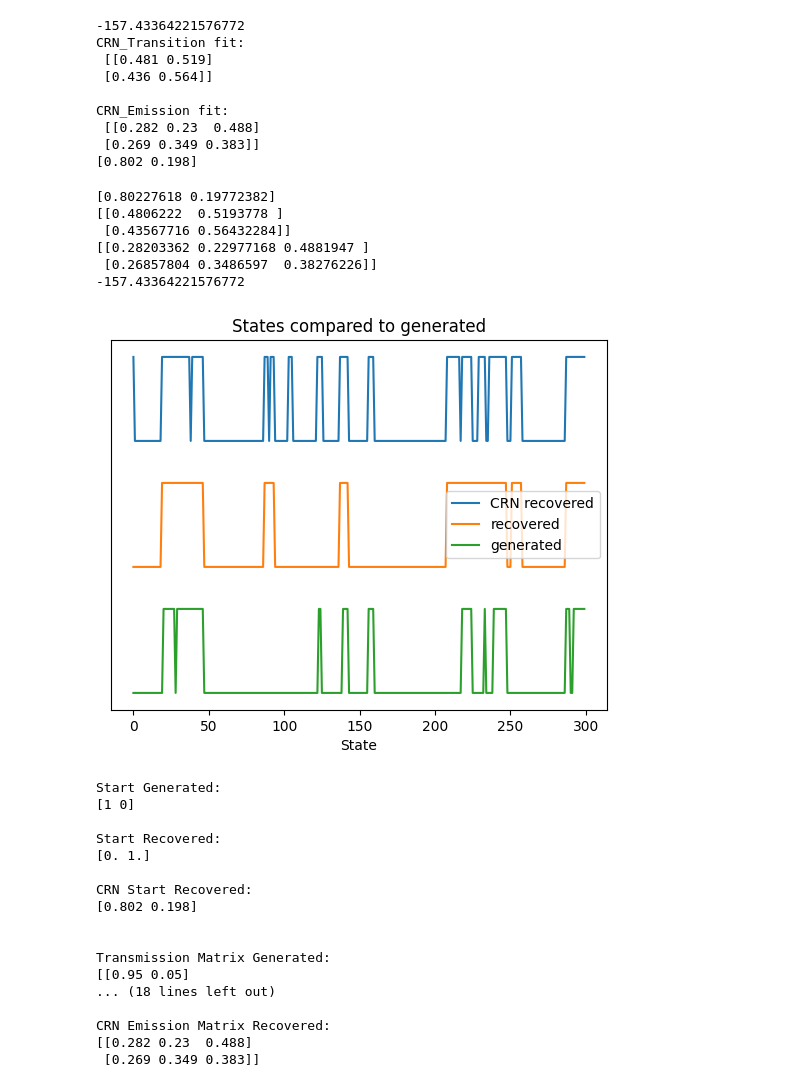
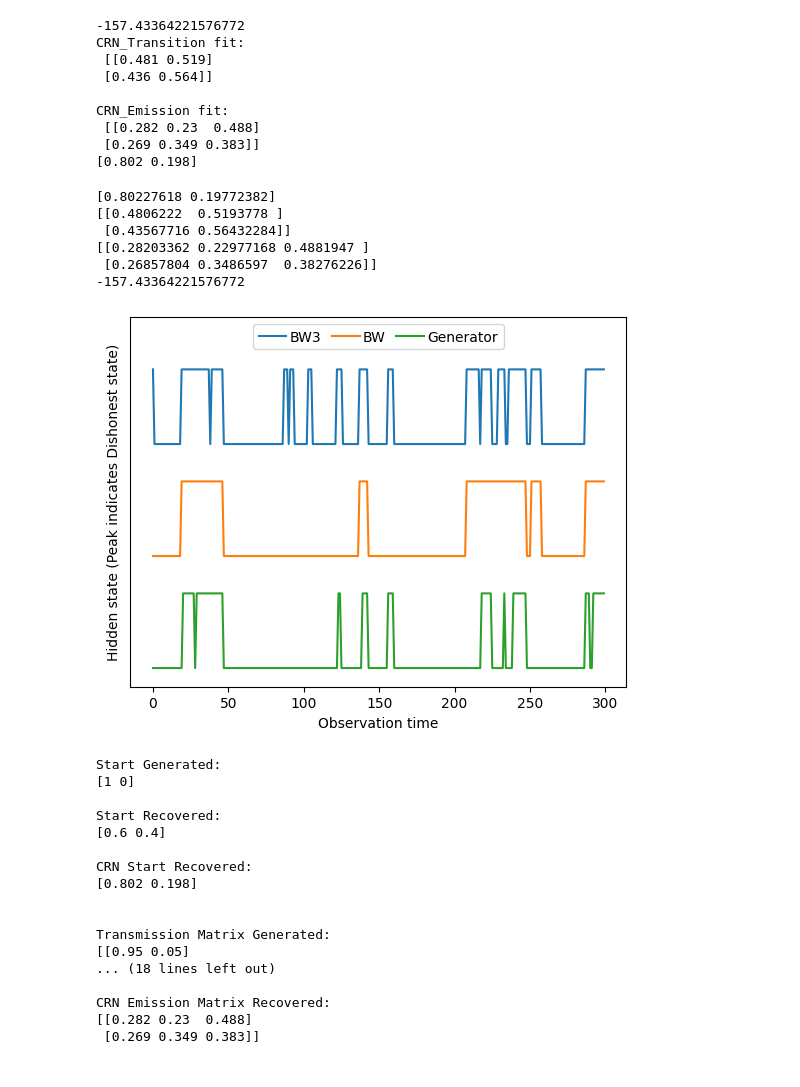
Before and after one commit to GeekyPeas/Chemical-Baum-Welch-Algorithm, a Jupyter notebook: Python_II/DishonestCasino.ipynb, the cells around one changed output. Saved outputs shown, nothing was run; the diff lists cells and outputs as text; code cells hidden in the pictures.

```diff
--- a/Python_II/DishonestCasino.ipynb
+++ b/Python_II/DishonestCasino.ipynb
@@ -233,49 +216,51 @@ crn_model.transmat_=c1TT[-1]
 crn_model.emissionprob_=c1T1[-1]
 
 print(crn_model.startprob_)
 print(crn_model.transmat_)
 print(crn_model.emissionprob_)
 score = crn_model.score(X_validate)
 print(score)
 crn_states = crn_model.predict(rolls)
 fig, ax = plt.subplots()
-ax.plot(1-crn_states[:500] + 3.0, label='CRN recovered')
-ax.plot(1-states[:500] + 1.5, label='recovered')
-ax.plot(gen_states[:500], label='generated')
+ax.plot(1-crn_states[:500] + 3.0, label='BW3')
+ax.plot(1-states[:500] + 1.5, label='BW')
+ax.plot(gen_states[:500], label='Generator')
 ax.set_yticks([])
-ax.set_title('States compared to generated')
-ax.set_xlabel('Time (# rolls)')
-ax.set_xlabel('State')
-ax.legend()
+ax.set_ylim(-0.25,4.7)
+#ax.set_title('States compared to generated')
+ax.set_ylabel('Hidden state (Peak indicates Dishonest state)')
+ax.set_xlabel('Observation time')
+ax.legend(ncol=3,loc='upper center',columnspacing=0.75,handletextpad=0.25)
+plt.savefig('PLOTS/hidest.pdf', format='pdf', dpi=300)
 plt.show()
 
 print(f'Start Generated:\n{gen_model.startprob_.round(3)}\n\n'
-      f'Start Recovered:\n{best_model.startprob_.round(3)}\n\n'
+      f'Start Recovered:\n{model.startprob_.round(3)}\n\n'
       f'CRN Start Recovered:\n{crn_model.startprob_.round(3)}\n\n')
 
 
 
 print(f'Transmission Matrix Generated:\n{gen_model.transmat_.round(3)}\n\n'
-      f'Transmission Matrix Recovered:\n{best_model.transmat_.round(3)}\n\n'
+      f'Transmission Matrix Recovered:\n{model.transmat_.round(3)}\n\n'
       f'CRN Transmission Matrix Recovered:\n{crn_model.transmat_.round(3)}\n\n')
 
 
 print(f'Emission Matrix Generated:\n{gen_model.emissionprob_.round(3)}\n\n'
-      f'Emission Matrix Recovered:\n{best_model.emissionprob_.round(3)}\n\n'
+      f'Emission Matrix Recovered:\n{model.emissionprob_.round(3)}\n\n'
       f'CRN Emission Matrix Recovered:\n{crn_model.emissionprob_.round(3)}\n\n')
 # %% [output]
 [0.80227618 0.19772382]
 [[0.4806222  0.5193778 ]
  [0.43567716 0.56432284]]
 [[0.28203362 0.22977168 0.4881947 ]
  [0.26857804 0.3486597  0.38276226]]
 -157.43364221576772
-[figure, old version]
+[figure, new version]
 Start Generated:
 [1 0]
 
 Start Recovered:
-[0. 1.]
+[0.6 0.4]
 
 CRN Start Recovered:
 [0.802 0.198]
```
Also changed, not shown: parts of 6 cells of this notebook, 1 other file.
